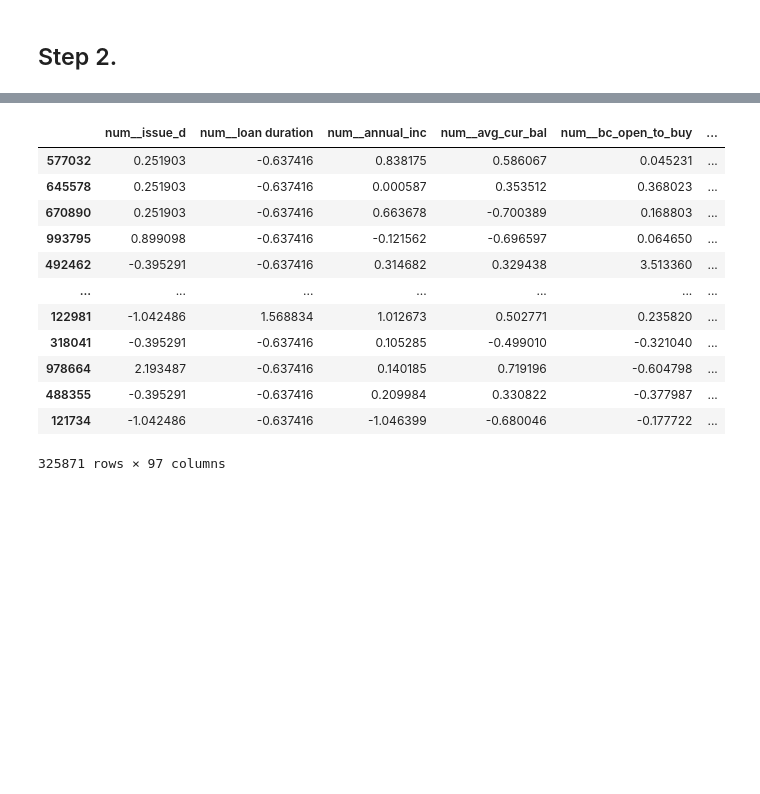
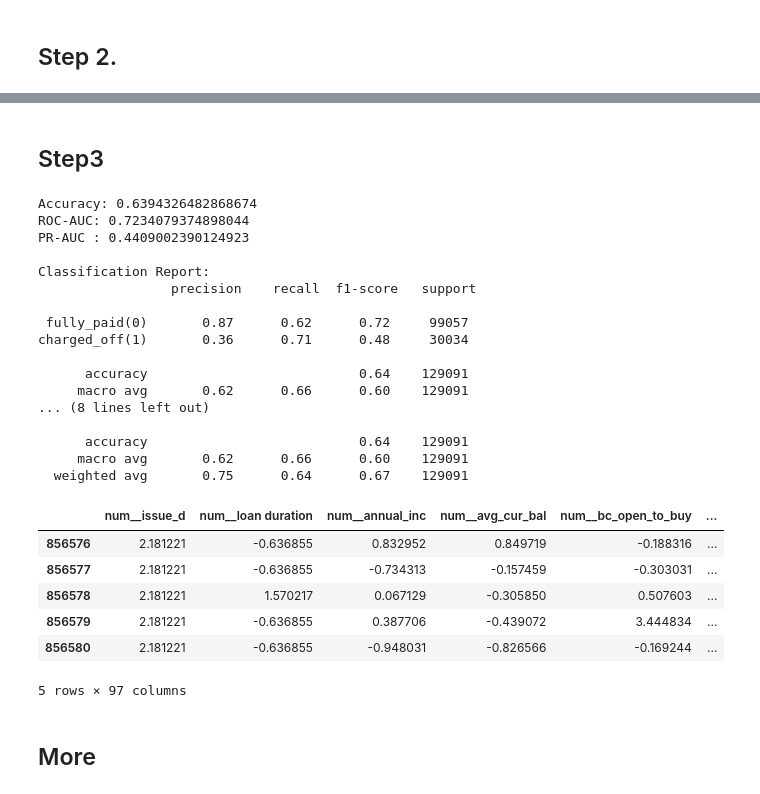
Before and after one commit to DENGDixin/isaf-g2, a Jupyter notebook: project.ipynb, the cells around one changed output, grey strips where cells are left out. Saved outputs shown, nothing was run; the diff lists cells and outputs as text; code cells hidden in the pictures; blank space fills up the shorter version.

```diff
--- a/project.ipynb
+++ b/project.ipynb
@@ -97,22 +130,7 @@ Column: emp_title
 # %% [markdown]
 ## Step 2.
 # %%
-from sklearn.pipeline import Pipeline
-from sklearn.compose import ColumnTransformer
-from sklearn.preprocessing import OneHotEncoder, OrdinalEncoder, StandardScaler
-from sklearn.model_selection import train_test_split
-from sklearn.metrics import accuracy_score, classification_report, roc_auc_score
-from sklearn.base import BaseEstimator, TransformerMixin
-import xgboost as xgb
-
-# Prepare data - use original features without manual encoding
+# Prepare feature matrix X and target vector y
+# Remove unnecessary columns (index, target, and existing predictions)
 X = df.drop(columns=['Unnamed: 0', 'target', 'Predictions', 'Predicted probabilities'])
 y = df['target']
-
-# Split the data first
-X_train, X_test, y_train, y_test = train_test_split(
-    X, y, test_size=0.3, random_state=42, stratify=y
-)
-
-print(f"Training set: {X_train.shape}, Test set: {X_test.shape}")
-print(f"Class distribution: {y_train.value_counts(normalize=True).round(3).to_dict()}")
@@ -532 +461,35 @@ charged_off(1)       0.40      0.49      0.44     68594
+# %% [markdown]
+## Step3
+# %%
+# Train final model on combined train+validation data and evaluate on test set
+final_pipe.fit(X_trval, y_trval)
+
+y_proba = final_pipe.predict_proba(X_test)[:, 1]
+y_pred  = (y_proba >= 0.5).astype(int)
+
+# Final test set performance metrics
+print("Accuracy:", accuracy_score(y_test, y_pred))
+print("ROC-AUC:", roc_auc_score(y_test, y_proba))
+print("PR-AUC :", average_precision_score(y_test, y_proba))
+print("\nClassification Report:\n", classification_report(
+    y_test, y_pred, target_names=["fully_paid(0)","charged_off(1)"], zero_division=0
+))
+# %% [output]
+Accuracy: 0.6394326482868674
+ROC-AUC: 0.7234079374898044
+PR-AUC : 0.4409002390124923
+
+Classification Report:
+                 precision    recall  f1-score   support
+
+ fully_paid(0)       0.87      0.62      0.72     99057
+charged_off(1)       0.36      0.71      0.48     30034
+
+      accuracy                           0.64    129091
+     macro avg       0.62      0.66      0.60    129091
+... (8 lines left out)
+
+      accuracy                           0.64    129091
+     macro avg       0.62      0.66      0.60    129091
+  weighted avg       0.75      0.64      0.67    129091
 # %%
@@ -538,18 +503,14 @@ X_to_explain = pd.DataFrame(
     index=X_test.index
 )
 # %%
-X_to_explain
+X_to_explain.head()
 # %% [output]
 |  | num__issue_d | num__loan duration | num__annual_inc | num__avg_cur_bal | num__bc_open_to_buy | ... |
-| 577032 | 0.251903 | -0.637416 | 0.838175 | 0.586067 | 0.045231 | ... |
-| 645578 | 0.251903 | -0.637416 | 0.000587 | 0.353512 | 0.368023 | ... |
-| 670890 | 0.251903 | -0.637416 | 0.663678 | -0.700389 | 0.168803 | ... |
-| 993795 | 0.899098 | -0.637416 | -0.121562 | -0.696597 | 0.064650 | ... |
-| 492462 | -0.395291 | -0.637416 | 0.314682 | 0.329438 | 3.513360 | ... |
-| ... | ... | ... | ... | ... | ... | ... |
-| 122981 | -1.042486 | 1.568834 | 1.012673 | 0.502771 | 0.235820 | ... |
-| 318041 | -0.395291 | -0.637416 | 0.105285 | -0.499010 | -0.321040 | ... |
-| 978664 | 2.193487 | -0.637416 | 0.140185 | 0.719196 | -0.604798 | ... |
-| 488355 | -0.395291 | -0.637416 | 0.209984 | 0.330822 | -0.377987 | ... |
-| 121734 | -1.042486 | -0.637416 | -1.046399 | -0.680046 | -0.177722 | ... |
+| 856576 | 2.181221 | -0.636855 | 0.832952 | 0.849719 | -0.188316 | ... |
+| 856577 | 2.181221 | -0.636855 | -0.734313 | -0.157459 | -0.303031 | ... |
+| 856578 | 2.181221 | 1.570217 | 0.067129 | -0.305850 | 0.507603 | ... |
+| 856579 | 2.181221 | -0.636855 | 0.387706 | -0.439072 | 3.444834 | ... |
+| 856580 | 2.181221 | -0.636855 | -0.948031 | -0.826566 | -0.169244 | ... |
-325871 rows × 97 columns
+5 rows × 97 columns
+# %% [markdown]
+## More
```
Also changed, not shown: parts of 24 cells of this notebook.
